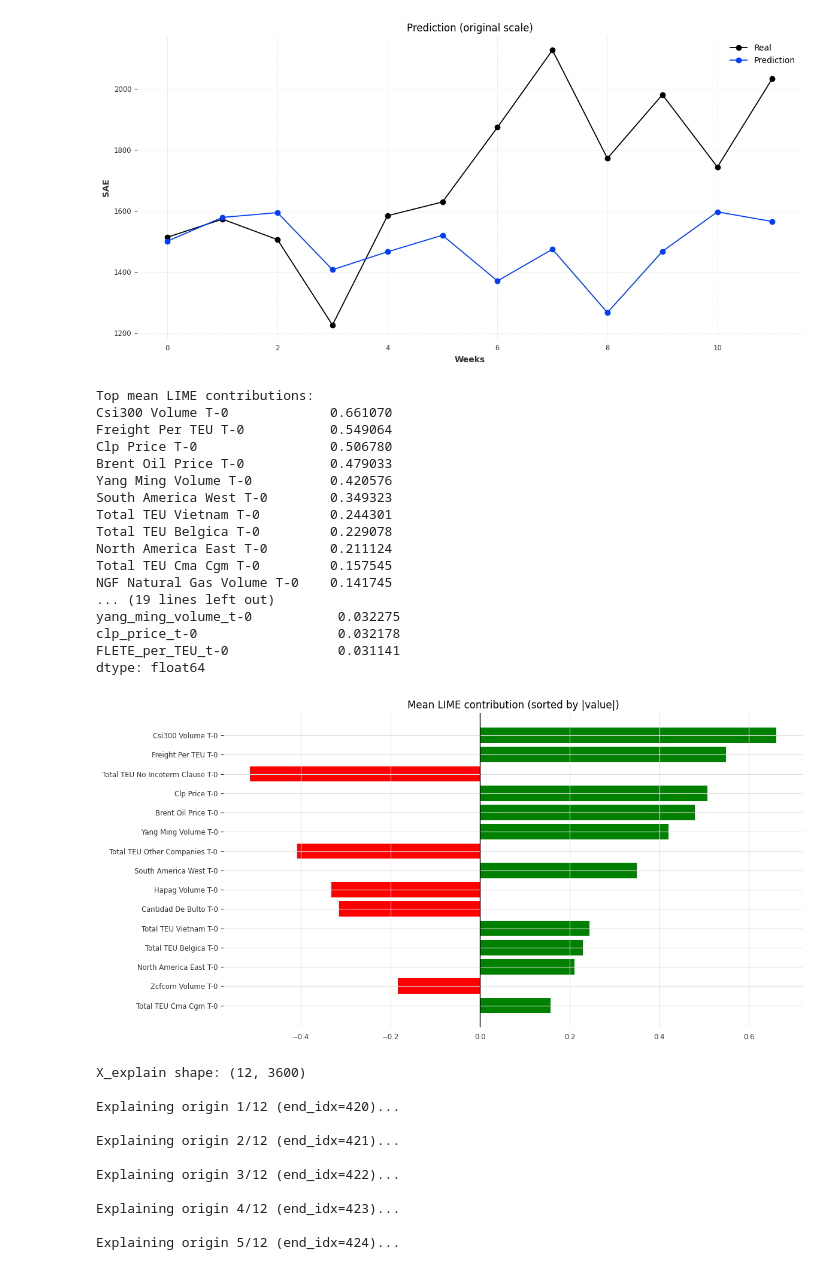
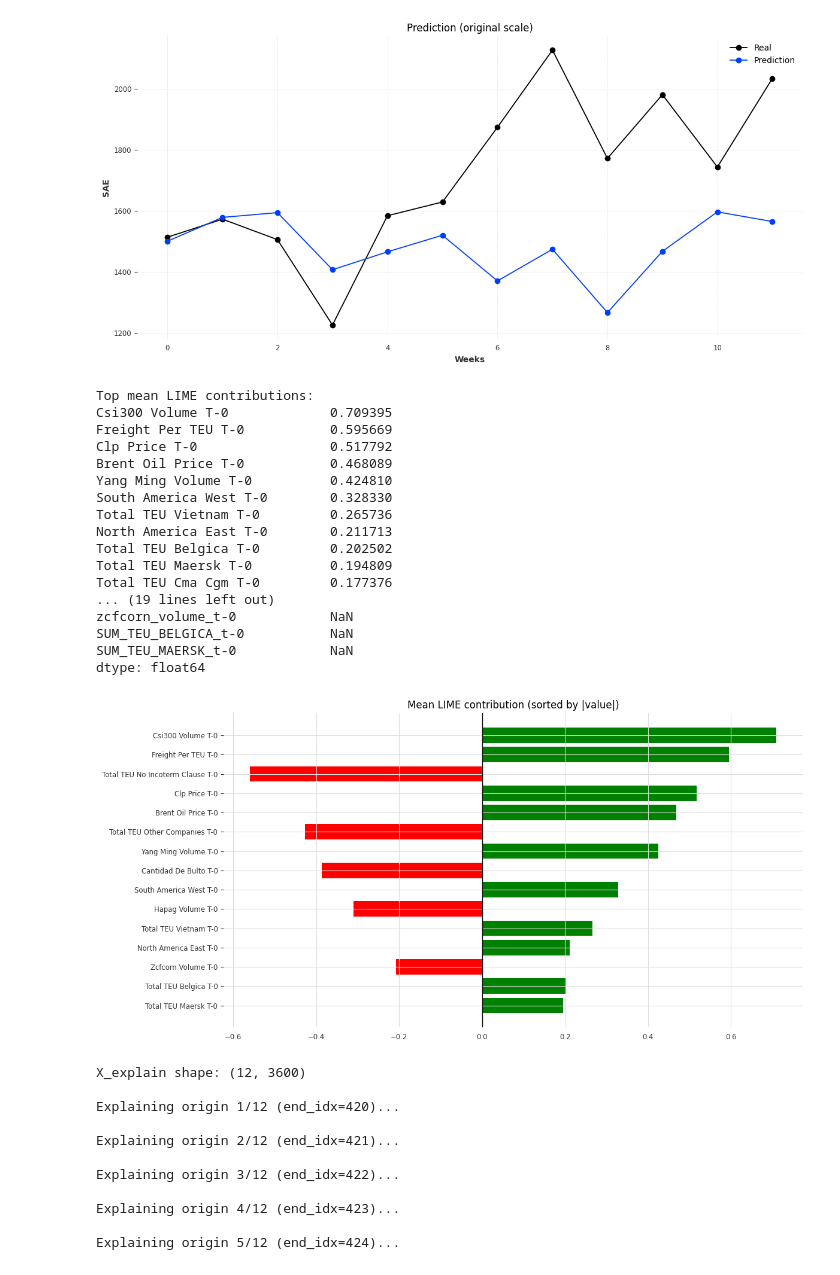
Before and after one commit to jpm0112/shippingNN, a Jupyter notebook: notebooks/lime_kz.ipynb, the cells around one changed output. Drawn from its saved outputs; the diff is of its cells as text; code cells hidden in the pictures.

```diff
--- a/notebooks/lime_kz.ipynb
+++ b/notebooks/lime_kz.ipynb
@@ -439,7 +439,7 @@ def predict_fn(flat_X):
 
 
 
-N = 20  # number of LIME runs to average
+N = 1  # number of LIME runs to average
 weights = []
 
 for s in range(N):
@@ -467,48 +467,48 @@ print(std_importance.head(15))
 
 top_pos = mean_importance.sort_values(ascending=False).head(8)
 top_neg = mean_importance.sort_values().head(8)
 
 vals = mean_importance.copy()
 
 # sort by absolute contribution
 vals = vals.reindex(vals.abs().sort_values(ascending=False).index)
 
 # keep top-k
 vals = vals.head(15)
 vals.index = rename_specific([prettify(n) for n in vals.index])
 colors = ["green" if v > 0 else "red" for v in vals]
 
 plt.figure(figsize=(12, 6))
 plt.barh(vals.index, vals.values, color=colors)
 plt.axvline(0, color="black", linewidth=1)
 plt.gca().invert_yaxis()
 plt.title("Mean LIME contribution (sorted by |value|)")
 plt.tight_layout()
 # plt.savefig(
 #     f"plots/local_lime_mean_abs_{target_col}_{test_size}.png",
 #     dpi=200,
 #     bbox_inches="tight"
 # )
 plt.show()
 # %% [output]
 Top mean LIME contributions:
-Csi300 Volume T-0             0.661070
-Freight Per TEU T-0           0.549064
-Clp Price T-0                 0.506780
-Brent Oil Price T-0           0.479033
-Yang Ming Volume T-0          0.420576
-South America West T-0        0.349323
-Total TEU Vietnam T-0         0.244301
-Total TEU Belgica T-0         0.229078
-North America East T-0        0.211124
-Total TEU Cma Cgm T-0         0.157545
-NGF Natural Gas Volume T-0    0.141745
+Csi300 Volume T-0             0.709395
+Freight Per TEU T-0           0.595669
+Clp Price T-0                 0.517792
+Brent Oil Price T-0           0.468089
+Yang Ming Volume T-0          0.424810
+South America West T-0        0.328330
+Total TEU Vietnam T-0         0.265736
+North America East T-0        0.211713
+Total TEU Belgica T-0         0.202502
+Total TEU Maersk T-0          0.194809
+Total TEU Cma Cgm T-0         0.177376
 ... (19 lines left out)
-yang_ming_volume_t-0           0.032275
-clp_price_t-0                  0.032178
-FLETE_per_TEU_t-0              0.031141
+zcfcorn_volume_t-0            NaN
+SUM_TEU_BELGICA_t-0           NaN
+SUM_TEU_MAERSK_t-0            NaN
 dtype: float64
-[figure, old version]
+[figure, new version]
 # %%
 # ============================================================
 # BUILD VALID WINDOWS + GLOBAL / AGGREGATED LIME (FIXED)
```
Also changed, not shown: parts of 18 cells of this notebook, 21 other files.
